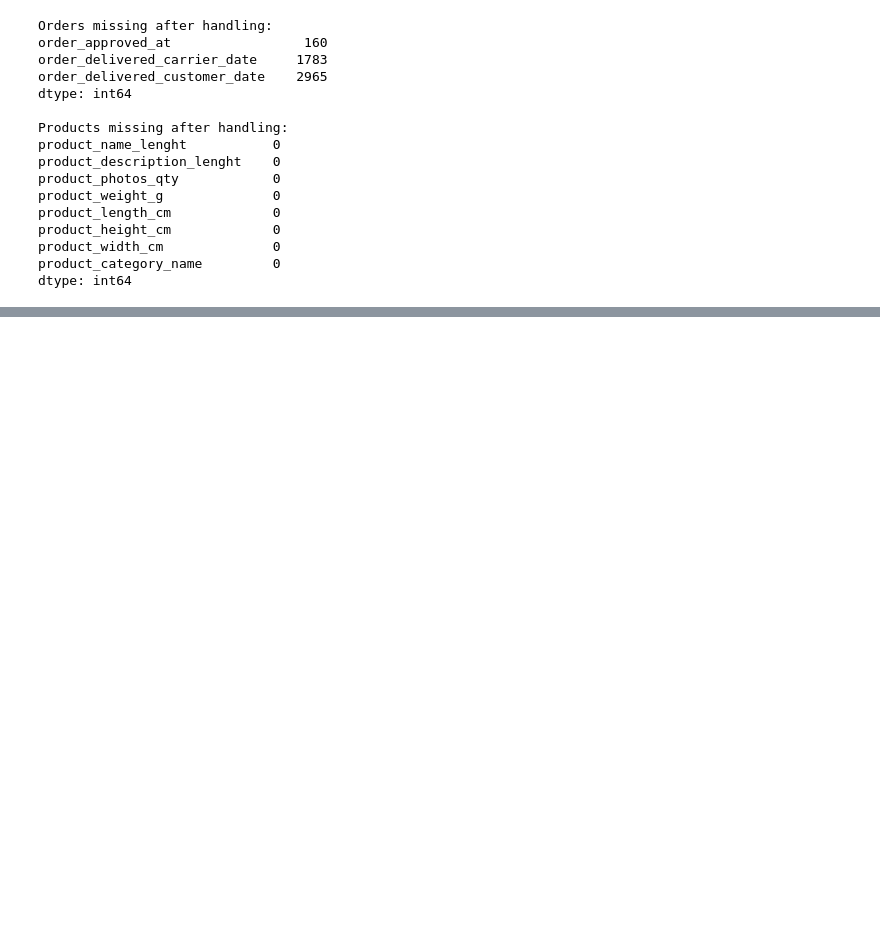
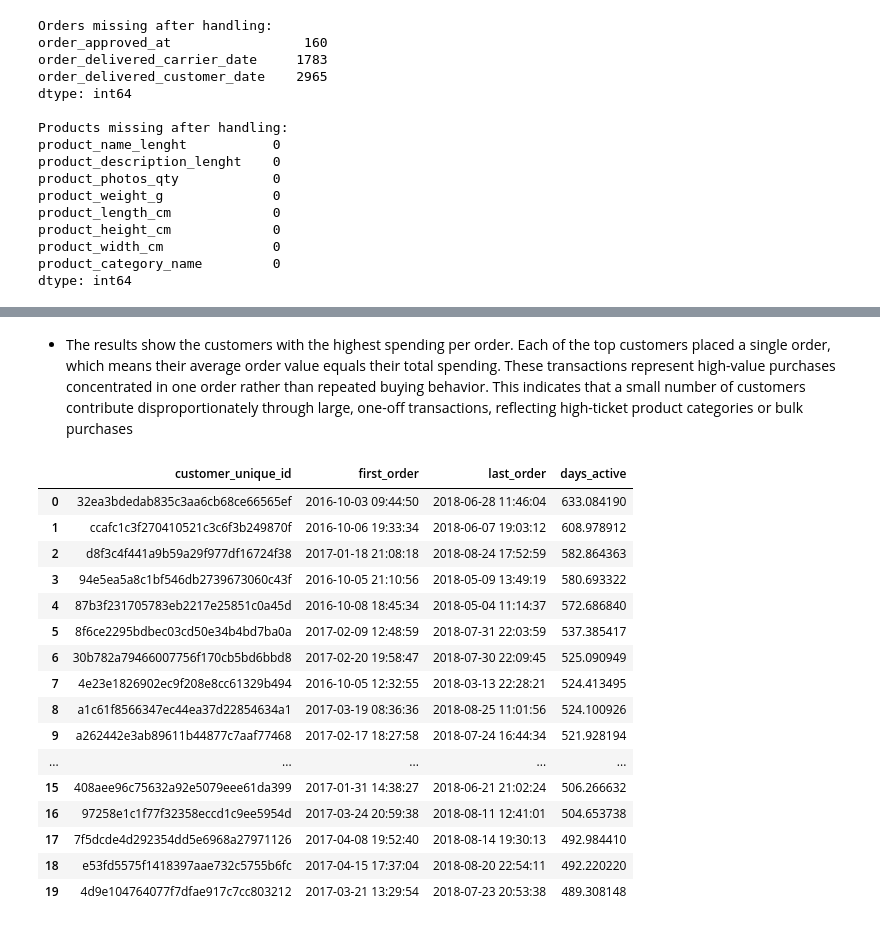
Before and after one commit to DonnahM/E-commerce_performance_insights, a Jupyter notebook: Customer_behavior_trends.ipynb, the cells around one changed output, grey strips where cells are left out. Drawn from its saved outputs; the diff is of its cells as text; code cells hidden in the pictures; blank space fills up the shorter version.

```diff
--- a/Customer_behavior_trends.ipynb
+++ b/Customer_behavior_trends.ipynb
@@ -269,3 +269,8 @@ product_height_cm             0
 product_width_cm              0
 product_category_name         0
 dtype: int64
+# %%
+# Impute / fill order_approved_at with order_purchase_timestamp
+orders['order_approved_at'] = orders['order_approved_at'].fillna(
+    orders['order_purchase_timestamp']
+)
@@ -296,0 +658,42 @@ Duplicates in Category Translation: 0
+# %% [markdown]
+- The results show the customers with the highest spending per order. Each of the top customers placed a single order, which means their average order value equals their total spending. These transactions represent high-value purchases concentrated in one order rather than repeated buying behavior. This indicates that a small number of customers contribute disproportionately through large, one-off transactions, reflecting high-ticket product categories or bulk purchases
+# %%
+# Time span between first and last purchase for each customer
+pd.read_sql("""
+WITH customer_dates AS (
+    SELECT
+        c.customer_unique_id,
+        MIN(o.order_purchase_timestamp) AS first_order,
+        MAX(o.order_purchase_timestamp) AS last_order
+    FROM orders o
+    JOIN customers c
+          ON o.customer_id = c.customer_id
+    GROUP BY c.customer_unique_id
+)
+SELECT
+    customer_unique_id,
+    first_order,
+    last_order,
+    julianday(last_order) - julianday(first_order) AS days_active
+FROM customer_dates
+ORDER BY days_active DESC
+LIMIT 20;
+""", conn)
+# %% [output]
+|  | customer_unique_id | first_order | last_order | days_active |
+| 0 | 32ea3bdedab835c3aa6cb68ce66565ef | 2016-10-03 09:44:50 | 2018-06-28 11:46:04 | 633.084190 |
+| 1 | ccafc1c3f270410521c3c6f3b249870f | 2016-10-06 19:33:34 | 2018-06-07 19:03:12 | 608.978912 |
+| 2 | d8f3c4f441a9b59a29f977df16724f38 | 2017-01-18 21:08:18 | 2018-08-24 17:52:59 | 582.864363 |
+| 3 | 94e5ea5a8c1bf546db2739673060c43f | 2016-10-05 21:10:56 | 2018-05-09 13:49:19 | 580.693322 |
+| 4 | 87b3f231705783eb2217e25851c0a45d | 2016-10-08 18:45:34 | 2018-05-04 11:14:37 | 572.686840 |
+| 5 | 8f6ce2295bdbec03cd50e34b4bd7ba0a | 2017-02-09 12:48:59 | 2018-07-31 22:03:59 | 537.385417 |
+| 6 | 30b782a79466007756f170cb5bd6bbd8 | 2017-02-20 19:58:47 | 2018-07-30 22:09:45 | 525.090949 |
+| 7 | 4e23e1826902ec9f208e8cc61329b494 | 2016-10-05 12:32:55 | 2018-03-13 22:28:21 | 524.413495 |
+| 8 | a1c61f8566347ec44ea37d22854634a1 | 2017-03-19 08:36:36 | 2018-08-25 11:01:56 | 524.100926 |
+| 9 | a262442e3ab89611b44877c7aaf77468 | 2017-02-17 18:27:58 | 2018-07-24 16:44:34 | 521.928194 |
+| ... | ... | ... | ... | ... |
+| 15 | 408aee96c75632a92e5079eee61da399 | 2017-01-31 14:38:27 | 2018-06-21 21:02:24 | 506.266632 |
+| 16 | 97258e1c1f77f32358eccd1c9ee5954d | 2017-03-24 20:59:38 | 2018-08-11 12:41:01 | 504.653738 |
+| 17 | 7f5dcde4d292354dd5e6968a27971126 | 2017-04-08 19:52:40 | 2018-08-14 19:30:13 | 492.984410 |
+| 18 | e53fd5575f1418397aae732c5755b6fc | 2017-04-15 17:37:04 | 2018-08-20 22:54:11 | 492.220220 |
+| 19 | 4d9e104764077f7dfae917c7cc803212 | 2017-03-21 13:29:54 | 2018-07-23 20:53:38 | 489.308148 |
```
Also changed, not shown: parts of 30 cells of this notebook.
